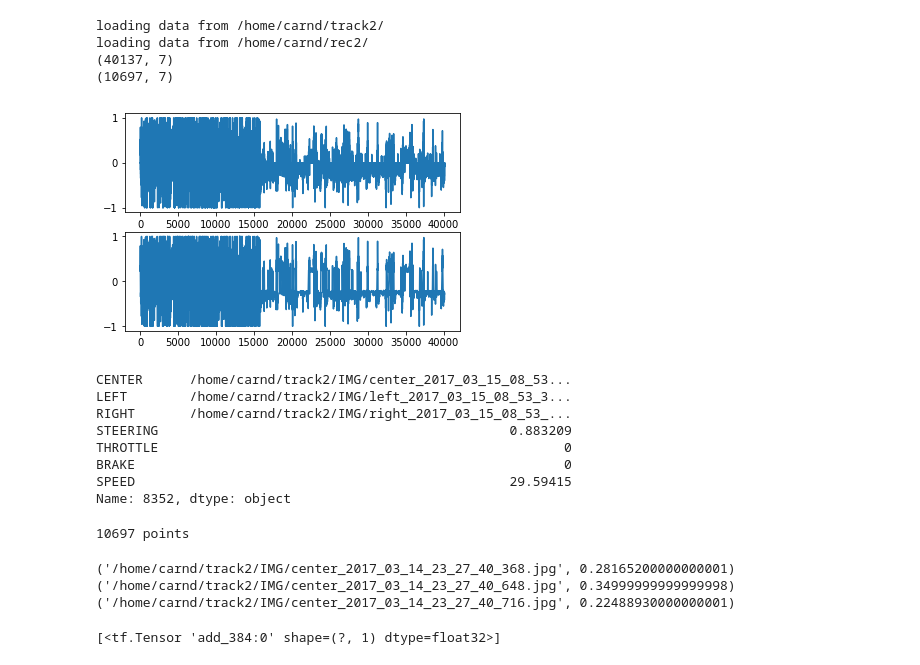
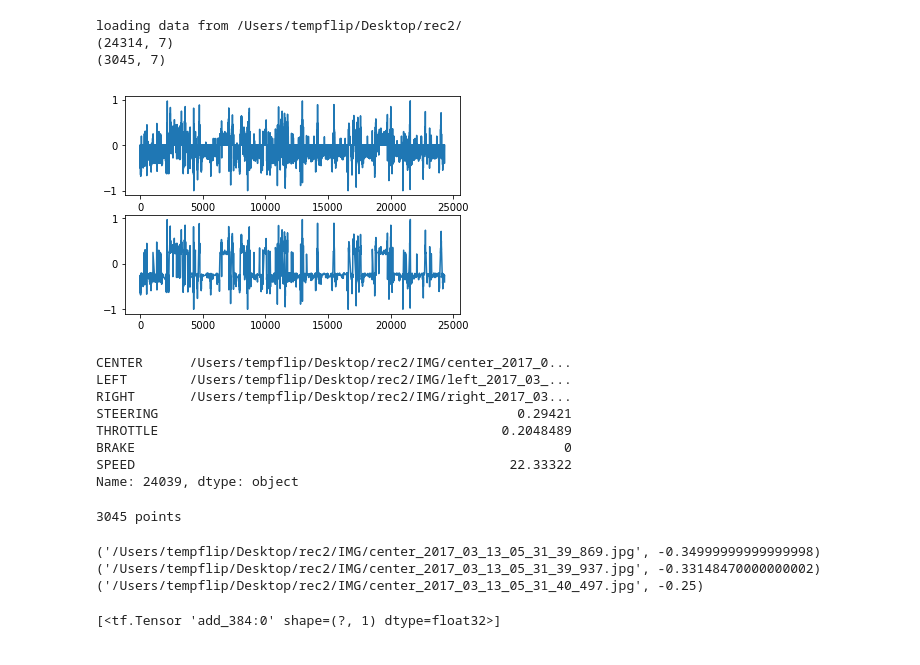
Before and after one commit to tempflip/CarND-Behavioral-Cloning-P3, a Jupyter notebook: generate_model.py.ipynb, the cells around one changed output. Cells and saved outputs as stored; diff of their text form; code cells hidden in the pictures.

```diff
--- a/generate_model.py.ipynb
+++ b/generate_model.py.ipynb
@@ -1,5 +1,5 @@
 # %%
-onServer = True
+onServer = False
 
 MIN_STEERING = 0.20
 L_R_STEERING_ADJUST = 0.2
@@ -14,8 +14,13 @@ HOME_ROOT = '/Users/tempflip/Desktop/'
 SERVER_ROOT = '/home/carnd/'
 
 
-SERVER_LOG_DIR = '/home/carnd/track2/'
-SERVER_LOG_DIR2 = '/home/carnd/rec2/'
+#SERVER_LOG_DIR = '/home/carnd/track2/'
+#SERVER_LOG_DIR2 = '/home/carnd/rec2/'
+
+SERVER_LOG_DIR = '/Users/tempflip/Desktop/track2/'
+SERVER_LOG_DIR2 = '/Users/tempflip/Desktop/rec2/'
+
+
 LOG_FILE  = 'driving_log.csv'
 
 #if onServer : dr = SERVER_LOG_DIR
@@ -27,60 +32,60 @@ def add_rows_to_rowlist(row_list, log_dir):
     with open(log_dir + '/' + LOG_FILE, 'r') as f:
         reader = csv.reader(f)
         for row in reader:
-            row[0] = row[0].replace(HOME_ROOT, SERVER_ROOT)
-            row[1] = row[1].replace(HOME_ROOT, SERVER_ROOT)
-            row[2] = row[2].replace(HOME_ROOT, SERVER_ROOT)
+            if(onServer == True):
+                row[0] = row[0].replace(HOME_ROOT, SERVER_ROOT)
+                row[1] = row[1].replace(HOME_ROOT, SERVER_ROOT)
+                row[2] = row[2].replace(HOME_ROOT, SERVER_ROOT)
             row_list.append(row)
     return row_list
 
-row_list = add_rows_to_rowlist(row_list, SERVER_LOG_DIR)
+#row_list = add_rows_to_rowlist(row_list, SERVER_LOG_DIR)
 row_list = add_rows_to_rowlist(row_list, SERVER_LOG_DIR2)
 
 log = []
 log = pd.DataFrame([row for row in row_list], columns=['CENTER',
                                                          'LEFT',
                                                          'RIGHT',
                                                          'STEERING',
                                                          'THROTTLE',
                                                          'BRAKE',
                                                          'SPEED'
                                                         ])
 
 log['STEERING'] = pd.to_numeric(log['STEERING'])
 
 plt.subplot(2,1,1)
 plt.plot(log['STEERING'])
 
 print (log.values.shape)
 
 clean_log = log[log['STEERING'].abs() > MIN_STEERING]
 
 
 plt.subplot(2,1,2)
 plt.plot(clean_log['STEERING'])
 
 
 log = clean_log
 print (log.values.shape)
 
 #log['STEERING'] *= STEERING_ADJUST
 # %% [output]
-loading data from /home/carnd/track2/
-loading data from /home/carnd/rec2/
-(40137, 7)
-(10697, 7)
+loading data from /Users/tempflip/Desktop/rec2/
+(24314, 7)
+(3045, 7)
-[figure, old version]
+[figure, new version]
 # %%
-print(log.iloc[4000])
+print(log.iloc[3000])
 # %% [output]
-CENTER      /home/carnd/track2/IMG/center_2017_03_15_08_53...
-LEFT        /home/carnd/track2/IMG/left_2017_03_15_08_53_3...
-RIGHT       /home/carnd/track2/IMG/right_2017_03_15_08_53_...
-STEERING                                             0.883209
-THROTTLE                                                    0
+CENTER      /Users/tempflip/Desktop/rec2/IMG/center_2017_0...
+LEFT        /Users/tempflip/Desktop/rec2/IMG/left_2017_03_...
+RIGHT       /Users/tempflip/Desktop/rec2/IMG/right_2017_03...
+STEERING                                              0.29421
+THROTTLE                                            0.2048489
 BRAKE                                                       0
-SPEED                                                29.59415
-Name: 8352, dtype: object
+SPEED                                                22.33322
+Name: 24039, dtype: object
 # %%
 from scipy import misc
 im_list = []
@@ -122,15 +127,15 @@ for i in range(item_num):
 
 print (len(data_list), 'points')
 # %% [output]
-10697 points
+3045 points
 # %%
 print (data_list[0])
 print (data_list[1])
 print (data_list[2])
 # %% [output]
-('/home/carnd/track2/IMG/center_2017_03_14_23_27_40_368.jpg', 0.28165200000000001)
-('/home/carnd/track2/IMG/center_2017_03_14_23_27_40_648.jpg', 0.34999999999999998)
-('/home/carnd/track2/IMG/center_2017_03_14_23_27_40_716.jpg', 0.22488930000000001)
+('/Users/tempflip/Desktop/rec2/IMG/center_2017_03_13_05_31_39_869.jpg', -0.34999999999999998)
+('/Users/tempflip/Desktop/rec2/IMG/center_2017_03_13_05_31_39_937.jpg', -0.33148470000000002)
+('/Users/tempflip/Desktop/rec2/IMG/center_2017_03_13_05_31_40_497.jpg', -0.25)
 # %%
 from sklearn.utils import shuffle
 # the generator
```
Also changed, not shown: parts of 7 cells of this notebook.
